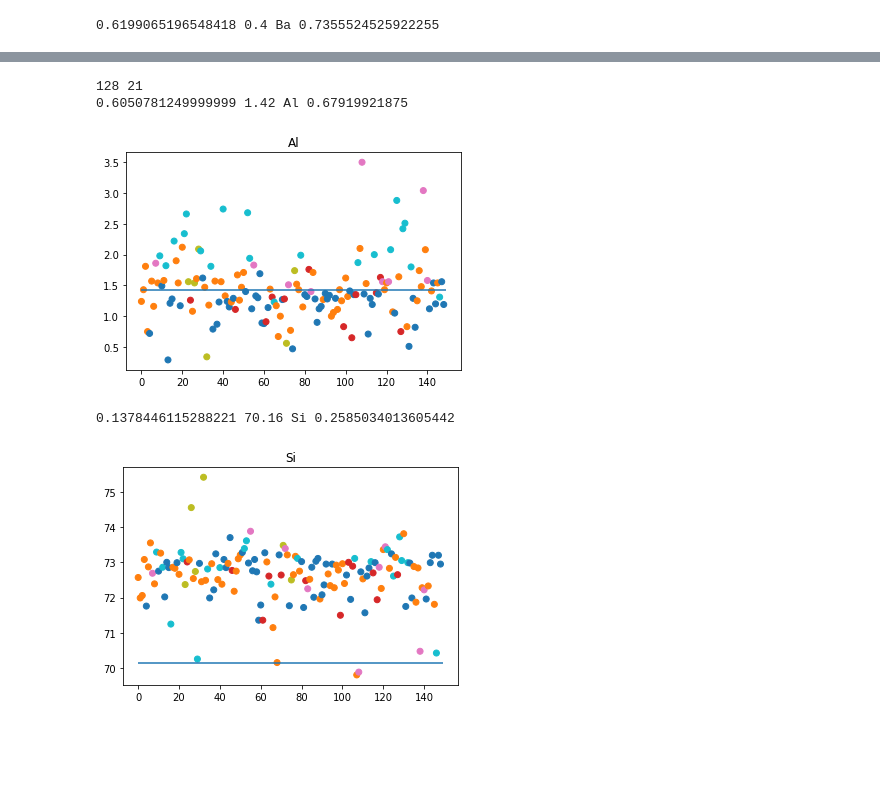
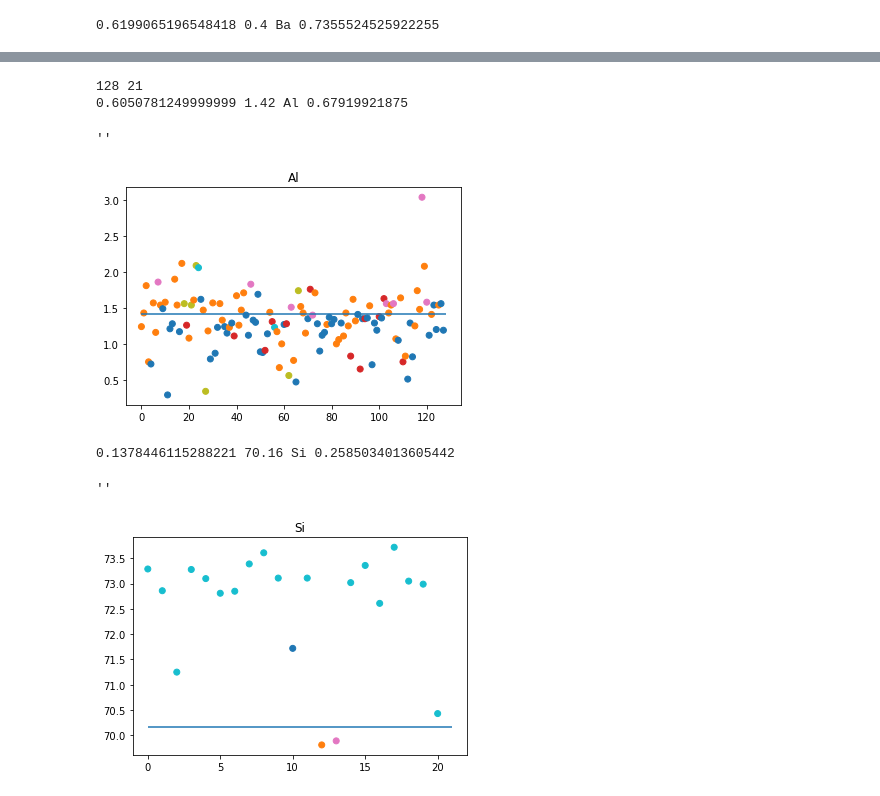
Before and after one commit to Xannadoo/MLProject2021_AC, a Jupyter notebook: Notebooks/DecisionTree.ipynb, the cells around one changed output, grey strips where cells are left out. Saved outputs shown, nothing was run; the diff lists cells and outputs as text; code cells hidden in the pictures; blank space fills up the shorter version.

```diff
--- a/Notebooks/DecisionTree.ipynb
+++ b/Notebooks/DecisionTree.ipynb
@@ -171,21 +177,26 @@ best_gini, best_threshold, best_att, node_gini = leaf_hunter(a_df)
 
 print(best_gini, best_threshold, best_att, node_gini)
 
-plt.scatter([i for i in range(149)], df[best_att], c=y, cmap=col)
-plt.hlines(best_threshold, 0, 149)
+plt.scatter([i for i in range(a_df.shape[0])], a_df[best_att], c=a_df['type'], cmap=col)
+plt.hlines(best_threshold, 0, a_df.shape[0])
 plt.title(f'{best_att}');
+#plt.savefig('../Vis/a_split');
 # %% [output]
 128 21
 0.6050781249999999 1.42 Al 0.67919921875
+''
-[figure, old version]
+[figure, new version]
 # %%
 best_gini, best_threshold, best_att, node_gini = leaf_hunter(b_df)
 
 print(best_gini, best_threshold, best_att, node_gini)
 
-plt.scatter([i for i in range(149)], df[best_att], c=y, cmap=col)
-plt.hlines(best_threshold, 0, 149)
-plt.title(f'{best_att}');
+plt.scatter([i for i in range(b_df.shape[0])], b_df[best_att], c=b_df['type'], cmap=col)
+plt.hlines(best_threshold, 0, b_df.shape[0])
+plt.title(f'{best_att}')
+#plt.savefig('../Vis/b_split')
+;
 # %% [output]
 0.1378446115288221 70.16 Si 0.2585034013605442
+''
-[figure, old version]
+[figure, new version]
```
Also changed, not shown: parts of 3 cells of this notebook, 4 other files.
